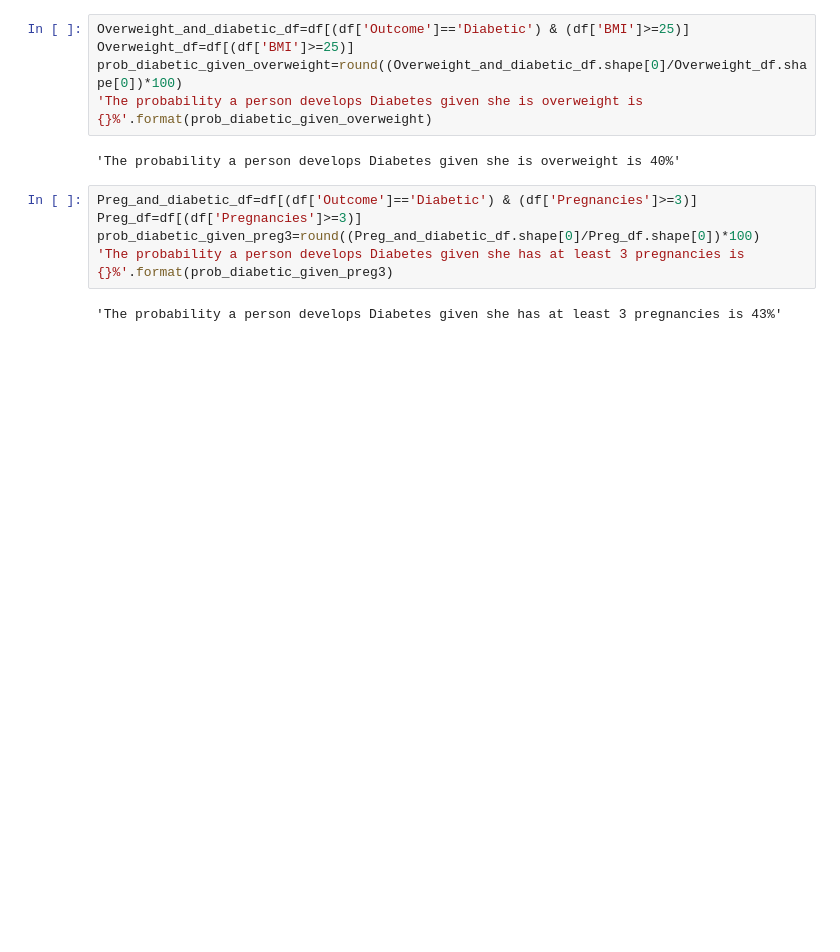
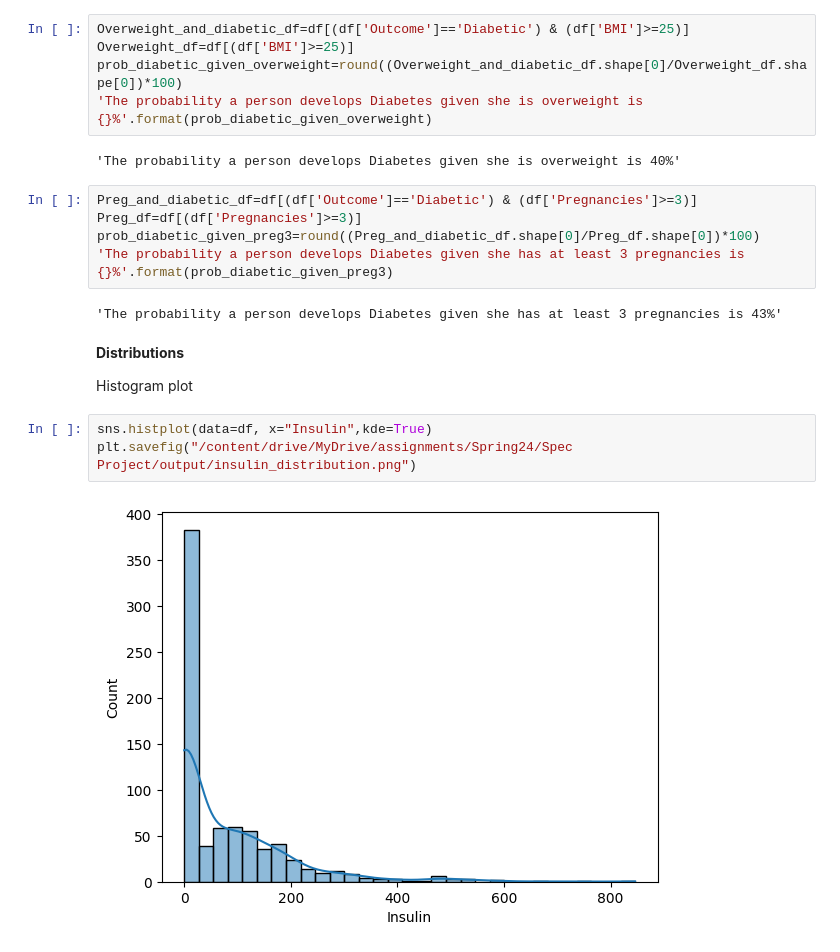
Before and after one commit to rhiats/pimaDiab, a Jupyter notebook: pima.ipynb, the cells around one changed output. Saved outputs shown, nothing was run; the diff lists cells and outputs as text; blank space fills up the shorter version.

Commit message:
Distributions of top 3 features

```diff
--- a/pima.ipynb
+++ b/pima.ipynb
@@ -127,3 +130,12 @@ prob_diabetic_given_preg3=round((Preg_and_diabetic_df.shape[0]/Preg_df.shape[0])
 'The probability a person develops Diabetes given she has at least 3 pregnancies is {}%'.format(prob_diabetic_given_preg3)
 # %% [output]
 'The probability a person develops Diabetes given she has at least 3 pregnancies is 43%'
+# %% [markdown]
+**Distributions**
+
+Histogram plot
+# %%
+sns.histplot(data=df, x="Insulin",kde=True)
+plt.savefig("/content/drive/MyDrive/assignments/Spring24/Spec Project/output/insulin_distribution.png")
+# %% [output]
+[figure, added]
```
Also changed, not shown: parts of 3 cells of this notebook.
